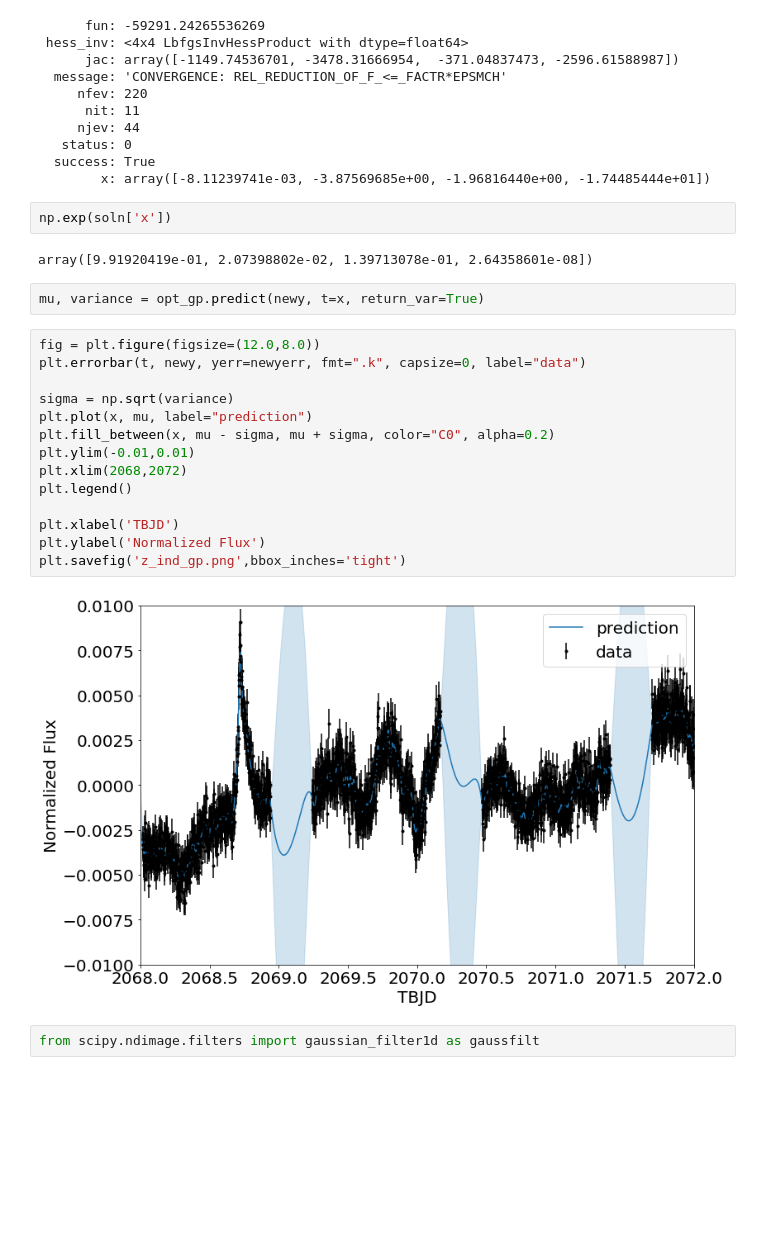
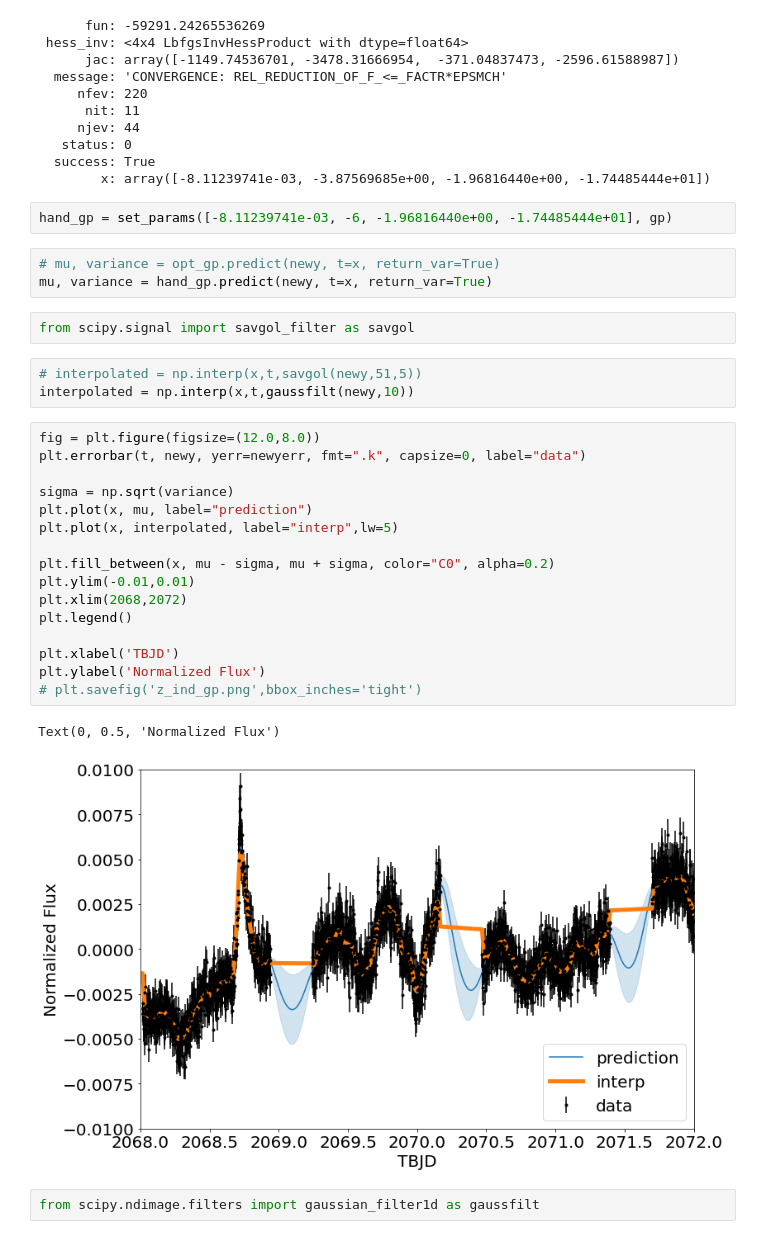
Before and after one commit to benjaminpope/mtv, a Jupyter notebook: notebooks/z_ind.ipynb, the cells around one changed output. Cells and saved outputs as stored; diff of their text form; blank space fills up the shorter version.

```diff
--- a/notebooks/z_ind.ipynb
+++ b/notebooks/z_ind.ipynb
@@ -555,28 +253,35 @@ soln
    status: 0
   success: True
         x: array([-8.11239741e-03, -3.87569685e+00, -1.96816440e+00, -1.74485444e+01])
-# %%
-np.exp(soln['x'])
-# %% [output]
-array([9.91920419e-01, 2.07398802e-02, 1.39713078e-01, 2.64358601e-08])
+# %%
+hand_gp = set_params([-8.11239741e-03, -6, -1.96816440e+00, -1.74485444e+01], gp)
 # %%
-mu, variance = opt_gp.predict(newy, t=x, return_var=True)
+# mu, variance = opt_gp.predict(newy, t=x, return_var=True)
+mu, variance = hand_gp.predict(newy, t=x, return_var=True)
+# %%
+from scipy.signal import savgol_filter as savgol
+# %%
+# interpolated = np.interp(x,t,savgol(newy,51,5))
+interpolated = np.interp(x,t,gaussfilt(newy,10))
 # %%
 fig = plt.figure(figsize=(12.0,8.0))
 plt.errorbar(t, newy, yerr=newyerr, fmt=".k", capsize=0, label="data")
 
 sigma = np.sqrt(variance)
 plt.plot(x, mu, label="prediction")
+plt.plot(x, interpolated, label="interp",lw=5)
+
 plt.fill_between(x, mu - sigma, mu + sigma, color="C0", alpha=0.2)
 plt.ylim(-0.01,0.01)
 plt.xlim(2068,2072)
 plt.legend()
 
 plt.xlabel('TBJD')
 plt.ylabel('Normalized Flux')
-plt.savefig('z_ind_gp.png',bbox_inches='tight')
+# plt.savefig('z_ind_gp.png',bbox_inches='tight')
 # %% [output]
+Text(0, 0.5, 'Normalized Flux')
-[figure, old version]
+[figure, new version]
 # %%
 from scipy.ndimage.filters import gaussian_filter1d as gaussfilt
 # %%
```
Also changed, not shown: parts of 14 cells of this notebook, 4 other files.
